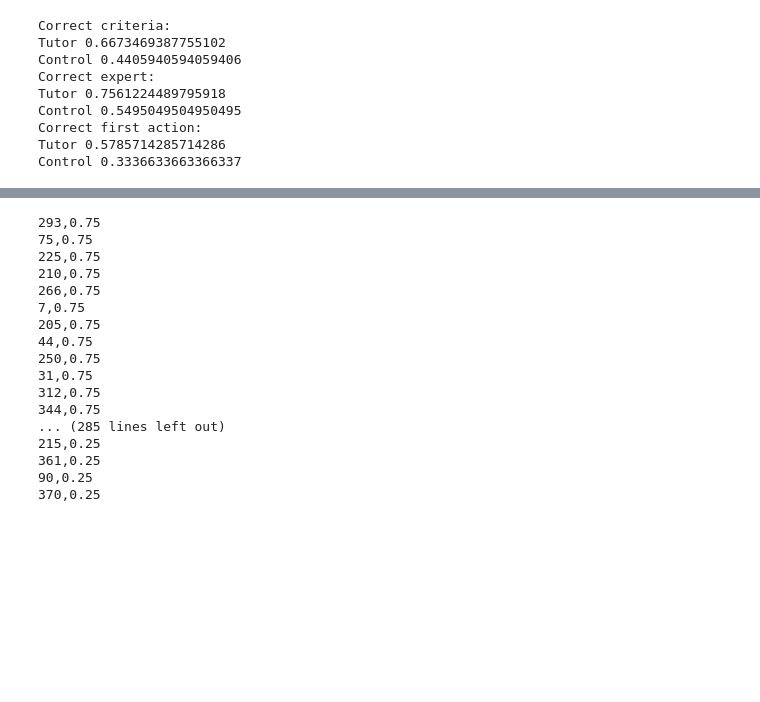
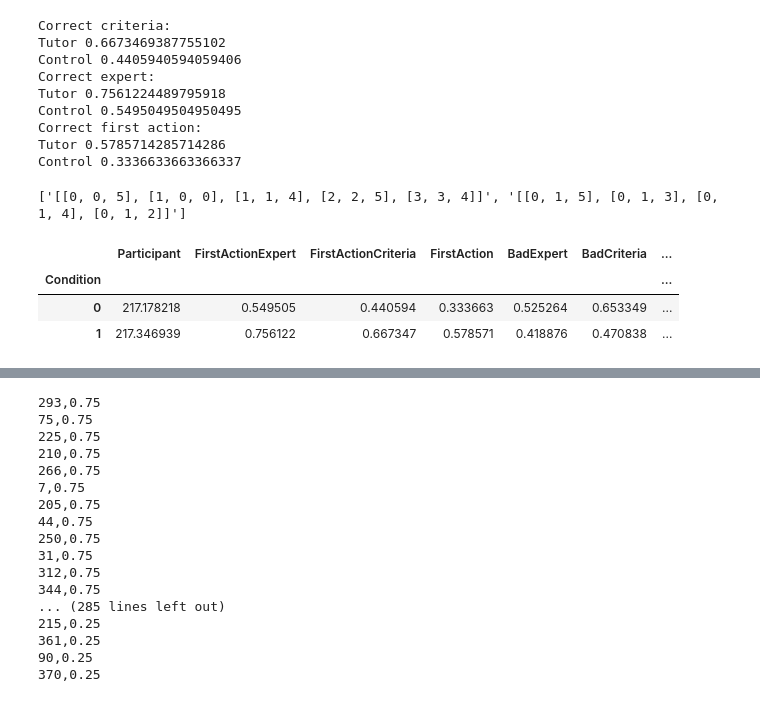
Before and after one commit to lovis-heindrich/MGPS-project-selection, a Jupyter notebook: analysis-5.ipynb, the cells around one changed output, grey strips where cells are left out. Cells and saved outputs as stored; diff of their text form; code cells hidden in the pictures; blank space fills up the shorter version.

Commit message:
additional participant strategy analysis

```diff
--- a/analysis-5.ipynb
+++ b/analysis-5.ipynb
@@ -327,3 +332,7 @@ Control 0.5495049504950495
 Correct first action:
 Tutor 0.5785714285714286
 Control 0.3336633663366337
+# %%
+print(tutor_cond_actions[:2])
+# %% [output]
+['[[0, 0, 5], [1, 0, 0], [1, 1, 4], [2, 2, 5], [3, 3, 4]]', '[[0, 1, 5], [0, 1, 3], [0, 1, 4], [0, 1, 2]]']
@@ -330,3 +413,12 @@ Control 0.3336633663366337
+# %%
+df_strategy = pd.DataFrame(all_participant_data)
+df_strategy.drop(columns=["Trial"], inplace=True)
+df_strategy.groupby("Condition").mean()
+# %% [output]
+|  | Participant | FirstActionExpert | FirstActionCriteria | FirstAction | BadExpert | BadCriteria | ... |
+| Condition |  |  |  |  |  |  | ... |
+| 0 | 217.178218 | 0.549505 | 0.440594 | 0.333663 | 0.525264 | 0.653349 | ... |
+| 1 | 217.346939 | 0.756122 | 0.667347 | 0.578571 | 0.418876 | 0.470838 | ... |
 # %%
 participant_scores = df_all.groupby("Participant").agg(["mean", "std"])
 participant_scores = participant_scores.sort_values(("Score", "mean"), ascending=False)
```
Also changed, not shown: parts of 6 cells of this notebook, 5 other files.
